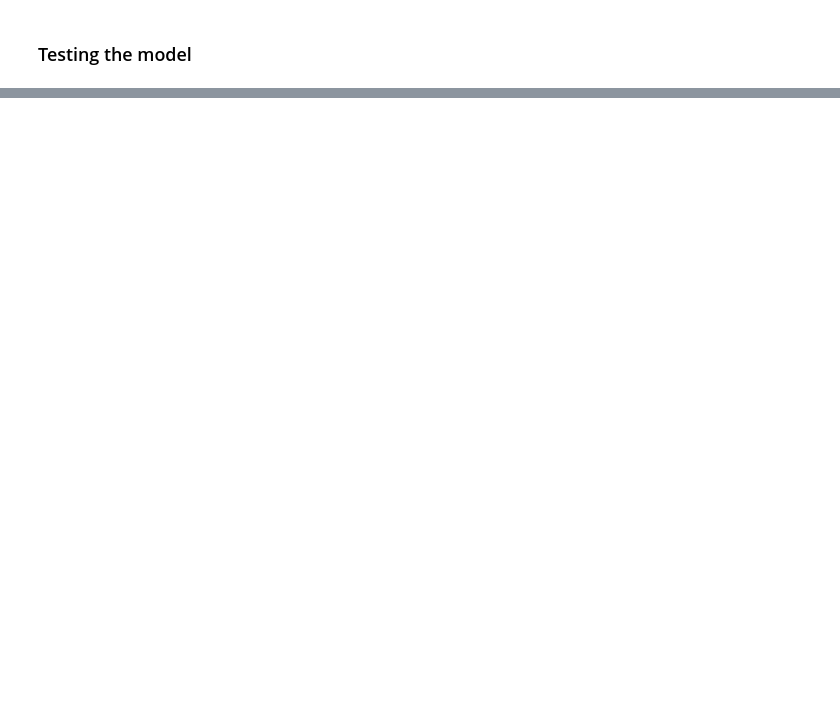
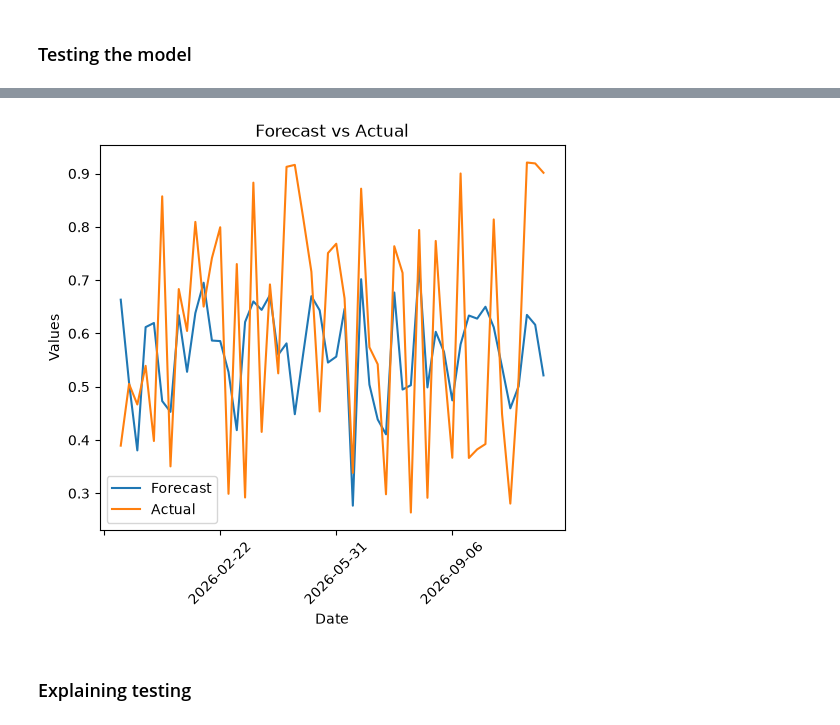
Before and after one commit to ChristianAronVea/IND320-Vea, a Jupyter notebook: Notebooks/Part4.ipynb, the cells around one changed output, grey strips where cells are left out. Saved outputs shown, nothing was run; the diff lists cells and outputs as text; code cells hidden in the pictures; blank space fills up the shorter version.

```diff
--- a/Notebooks/Part4.ipynb
+++ b/Notebooks/Part4.ipynb
@@ -285,0 +281,6 @@ MAE: 0.256463
+# %%
+test_results52 = test_sarimax_settings(X, horizon=52)
+display(test_results52.round(4))
+
+best_settings_3 = test_results52.iloc[1].to_dict()
+best_settings_3
@@ -285,0 +354,23 @@ MAE: 0.256463
+# %%
+# Horizon 52
+X = df_mag['fyllingsgrad']         # The input. A pd.dataframe with the data sources
+
+best_results = pred_coming_months_fillings(
+    X,
+    horizon=52,
+    history=int(best_settings_3["history_weeks"]),
+    p=int(best_settings_3["p"]),
+    d=int(best_settings_3["d"]),
+    q=int(best_settings_3["q"]),
+    m=int(best_settings_3["m"]),
+    sp=int(best_settings_3["sp"]),
+    sd=int(best_settings_3["sd"]),
+    sq=int(best_settings_3["sq"]),
+)
+
+# Plot results
+plotting_SARIMAX(best_results)
+# %% [output]
+[figure, added]
+# %% [markdown]
+### Explaining testing
```
Also changed, not shown: parts of 16 cells of this notebook.
